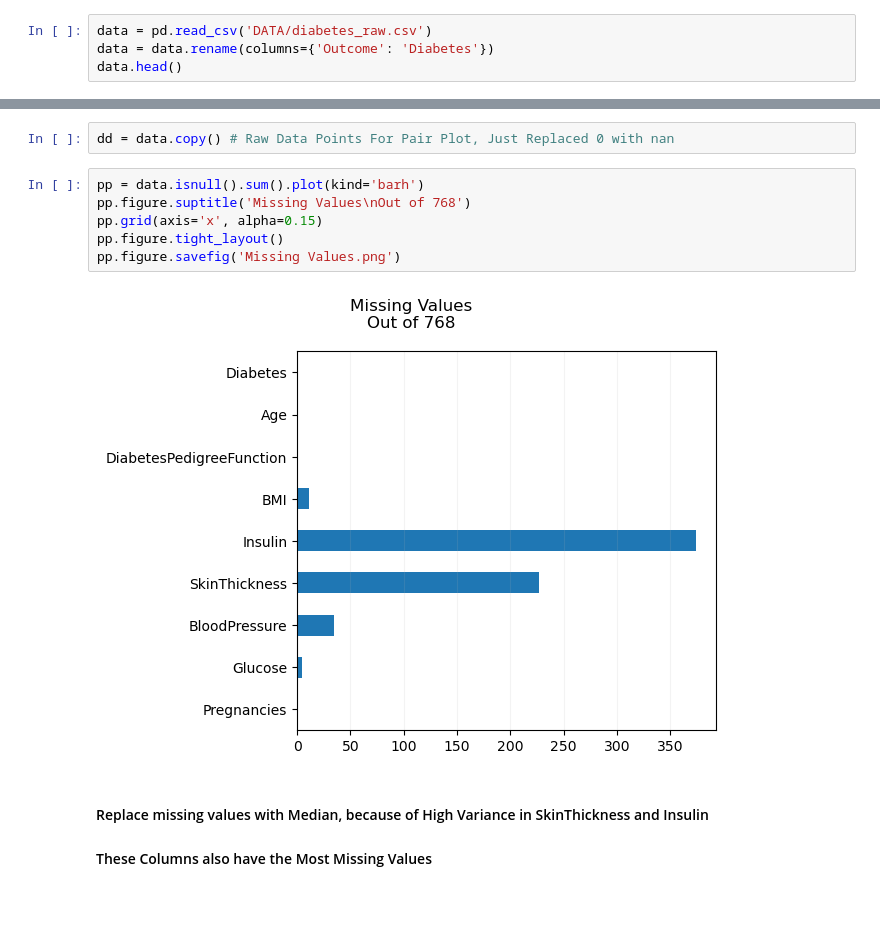
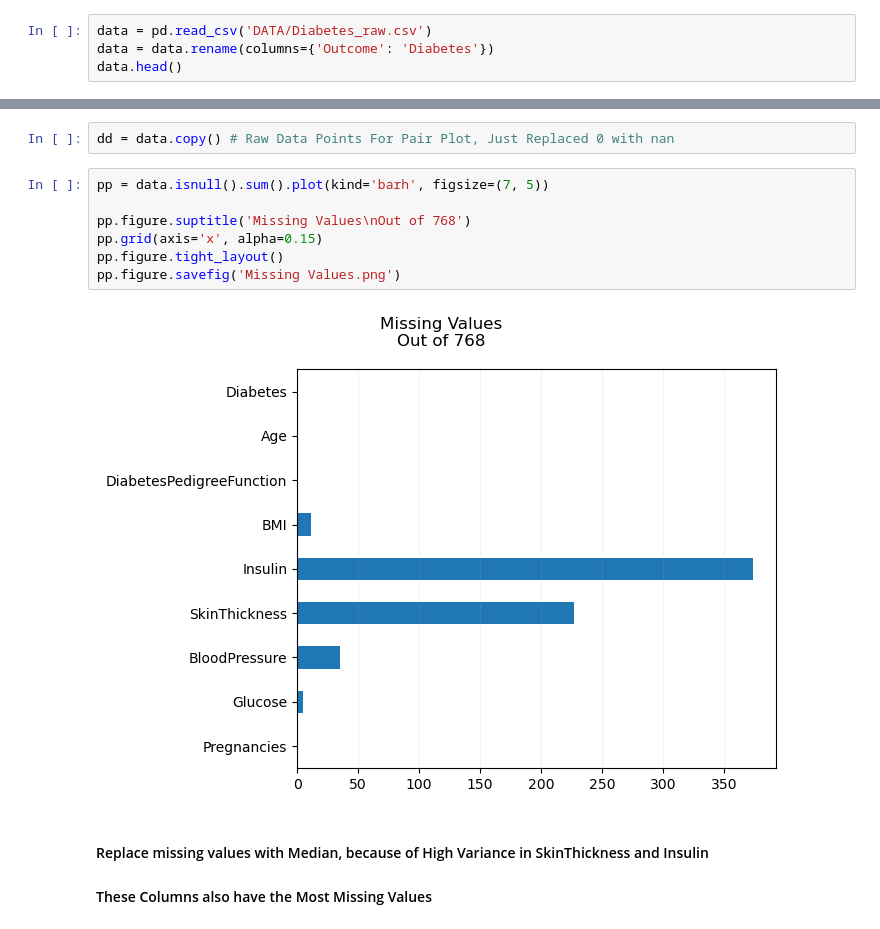
Before and after one commit to pythonisme/diabetes-prediction-project, a Jupyter notebook: EDA/EDA.ipynb, the cells around one changed output, grey strips where cells are left out. Drawn from its saved outputs; the diff is of its cells as text; blank space fills up the shorter version.

```diff
--- a/EDA/Diabetes EDA.ipynb
+++ b/EDA/EDA.ipynb
@@ -34,7 +34,7 @@ import numpy   as np
 import seaborn as sns
 import matplotlib.pyplot as plt
 # %%
-data = pd.read_csv('DATA/diabetes_raw.csv')
+data = pd.read_csv('DATA/Diabetes_raw.csv')
 data = data.rename(columns={'Outcome': 'Diabetes'})
 data.head()
 # %% [output]
@@ -124,13 +119,14 @@ dtype: int64
 # %%
 dd = data.copy() # Raw Data Points For Pair Plot, Just Replaced 0 with nan
 # %%
-pp = data.isnull().sum().plot(kind='barh')
+pp = data.isnull().sum().plot(kind='barh', figsize=(7, 5))
+
 pp.figure.suptitle('Missing Values\nOut of 768')
 pp.grid(axis='x', alpha=0.15)
 pp.figure.tight_layout()
 pp.figure.savefig('Missing Values.png')
 # %% [output]
-[figure, old version]
+[figure, new version]
 # %% [markdown]
 #### Replace missing values with Median, because of High Variance in SkinThickness and Insulin
 ####  These Columns also have the Most Missing Values
```
Also changed, not shown: parts of 3 cells of this notebook, 1 other file.
